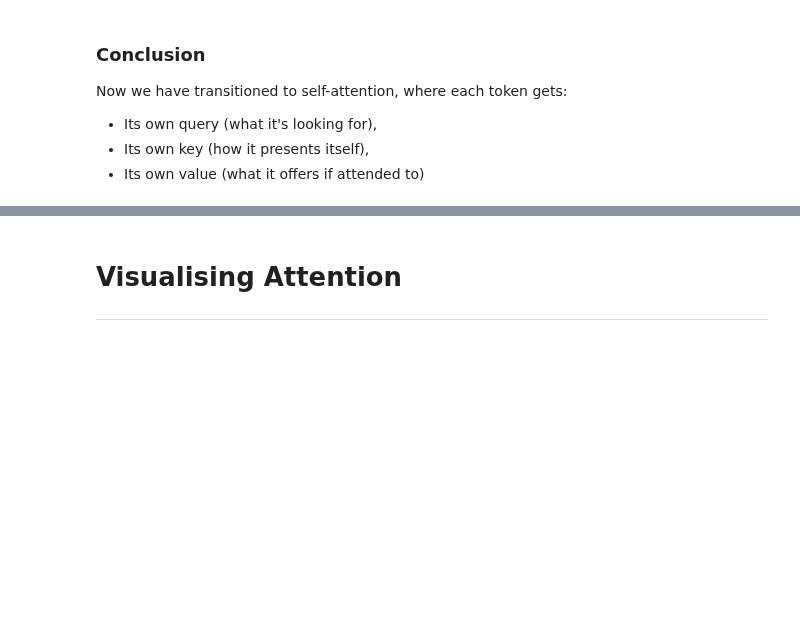
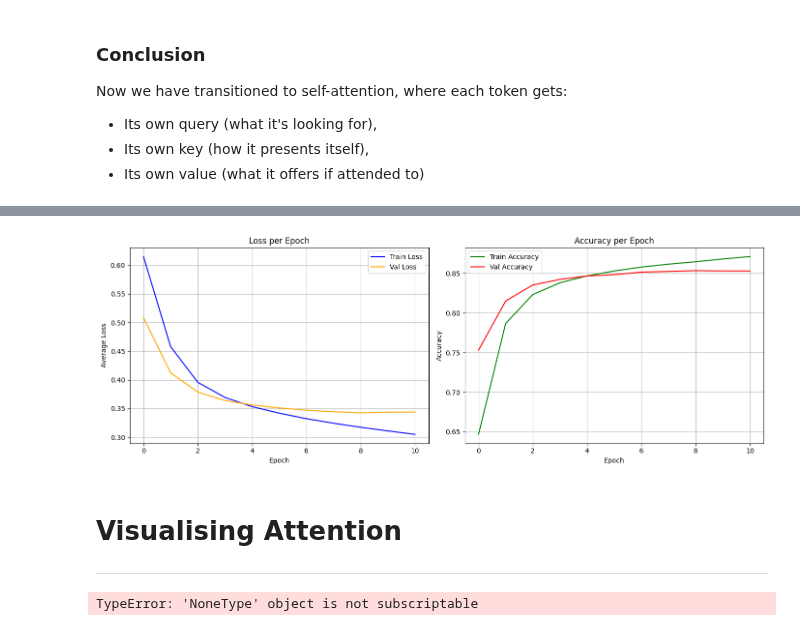
Before and after one commit to roguxivlo/Machine-Learning-2024, a Jupyter notebook: Lab13-towards-self-attention.ipynb, the cells around one changed output, grey strips where cells are left out. Cells and saved outputs as stored; diff of their text form; code cells hidden in the pictures; blank space fills up the shorter version.

```diff
--- a/Lab13-towards-self-attention.ipynb
+++ b/Lab13-towards-self-attention.ipynb
@@ -952,7 +948,7 @@ class Net_SelfAttention(torch.nn.Module):
 
 # Instantiate and train
 net_selfatt = Net_SelfAttention()
-train_loss, val_loss, train_acc, val_acc = train_model(net_selfatt, train_loader, val_loader, epochs=10)
+train_loss, val_loss, train_acc, val_acc = train_model(net_selfatt, train_loader, val_loader, epochs=11)
 plot_training_curves(train_loss, val_loss, train_acc, val_acc)
 # %% [output]
 Working on cpu
@@ -959,3 +967,4 @@ Working on cpu
+[figure, added]
 # %% [markdown]
 # Visualising Attention
 -------------------
@@ -1008,4 +1017,6 @@ sentences = [
 ]
 
 for s in sentences:
-    visualize_attention(s, net_selfatt, vocab, max_len=MAX_LEN)
+    visualize_attention(s, net_selfatt)
+# %% [output]
+TypeError: 'NoneType' object is not subscriptable
```
Also changed, not shown: parts of 6 cells of this notebook.
